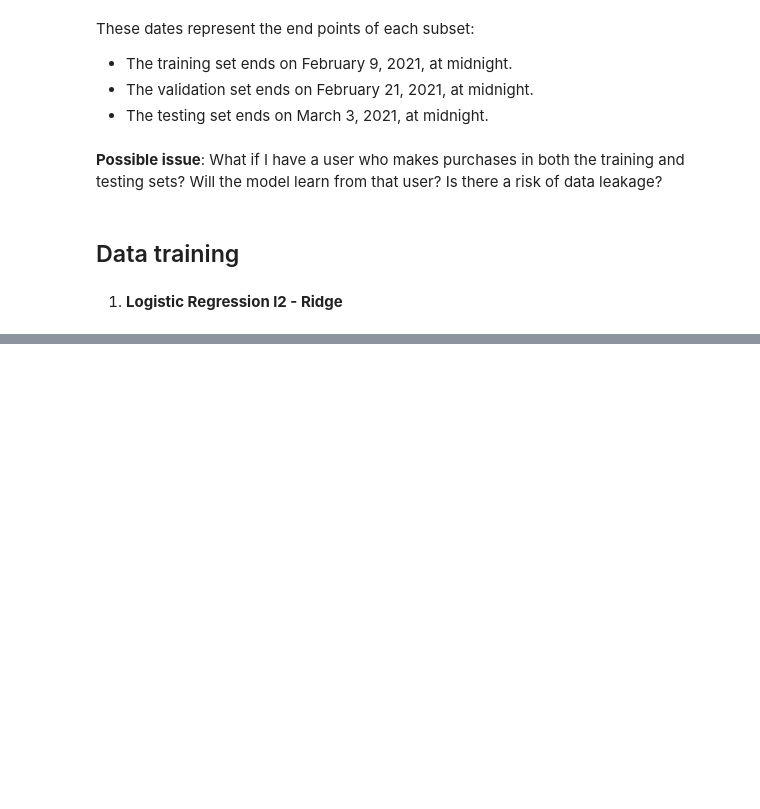
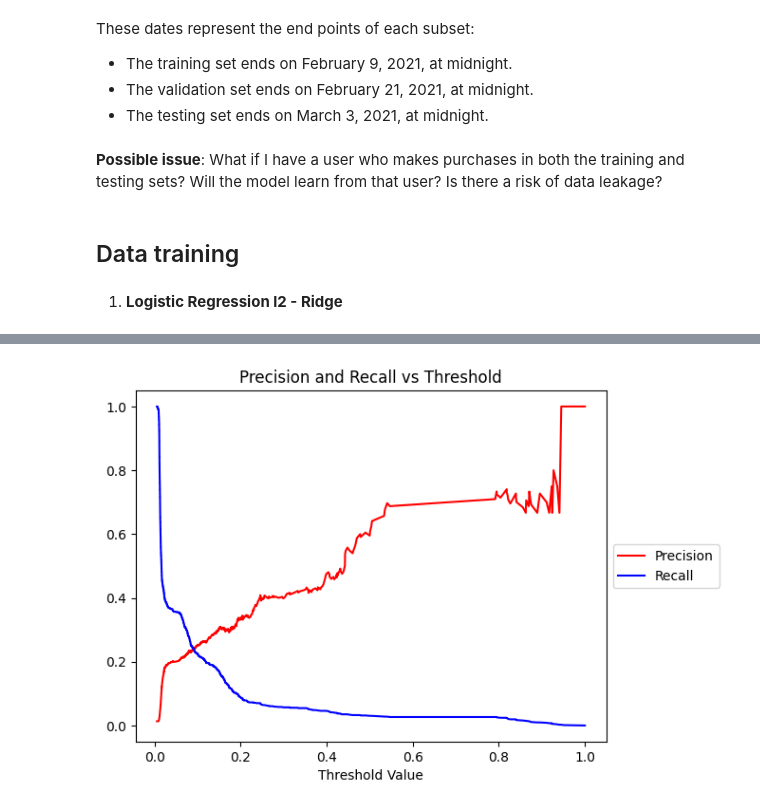
Before and after one commit to oscarperezbaztan/zrive-ds, a Jupyter notebook: src/module_3/model_selection.ipynb, the cells around one changed output, grey strips where cells are left out. Drawn from its saved outputs; the diff is of its cells as text; code cells hidden in the pictures; blank space fills up the shorter version.

```diff
--- a/src/module_3/model_selection.ipynb
+++ b/src/module_3/model_selection.ipynb
@@ -442,0 +466,4 @@ El Fscore en test del mejor modelo es 12.92
+# %%
+plot_precision_recall_vs_threshold(best_estimator, X_val, y_val)
+# %% [output]
+[figure, added]
```
Also changed, not shown: parts of 39 cells of this notebook, 1 other file.
